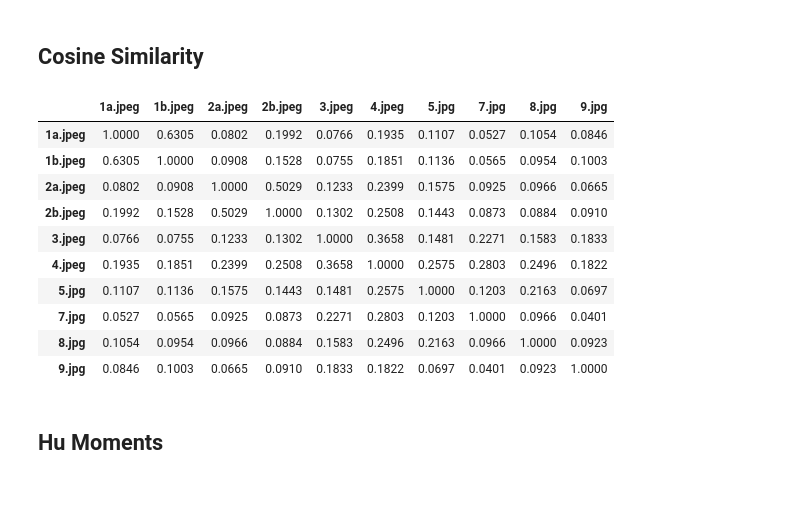
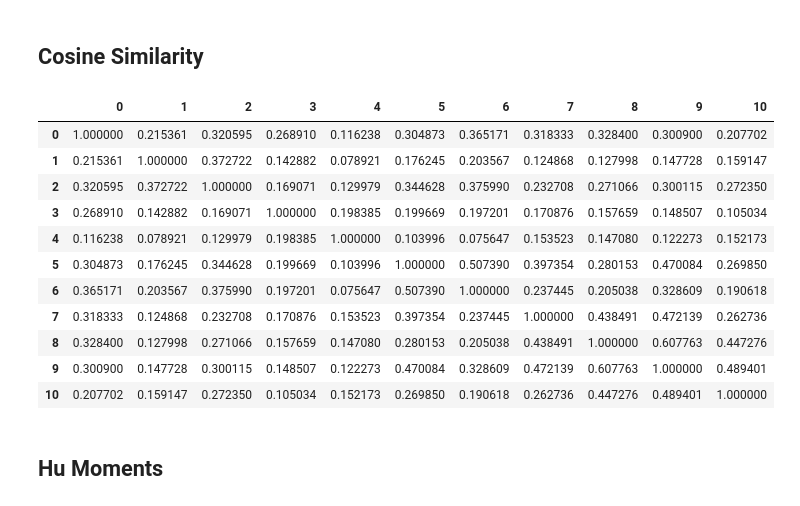
Before and after one commit to FaizanAli-io/Kaggle-Notebooks, a Jupyter notebook: skeleton-matching.ipynb, the cells around one changed output. Cells and saved outputs as stored; diff of their text form; code cells hidden in the pictures.

Commit message:
Kaggle Notebook | Skeleton Matching | Version 5

```diff
--- a/skeleton-matching.ipynb
+++ b/skeleton-matching.ipynb
@@ -236,20 +131,28 @@ def numpy_array_to_django_image(np_array, file_name="image.jpg"):
 filepaths, images = [], []
 BASE_PATH = '/kaggle/input/key-images/'
 
-for filename in os.listdir(BASE_PATH):
-    if filename[0].isdigit():
-        path = os.path.join(BASE_PATH, filename)
-        filepaths.append(path)
+# for filename in os.listdir(BASE_PATH):
+#     if filename[0].isdigit():
+#         path = os.path.join(BASE_PATH, filename)
+#         filepaths.append(path)
 
-filepaths.sort()
-filepaths = filepaths[9:]
+# filepaths.sort()
+# filepaths = filepaths[9:]
+
+# [Case]: Real images filepaths
+filepaths = [
+    f"{BASE_PATH}dark-contrast/1717401672.png",        # Key-2
+    f"{BASE_PATH}dark-contrast/1717401055.png",        # Key-1
+    f"{BASE_PATH}non-white-background/1717759168.png", # Key-1
+    f"{BASE_PATH}dark-contrast/1717666406.png",        # Key-5
+    f"{BASE_PATH}dark-contrast/1717681430.png",        # Key-5
+    f"{BASE_PATH}dark-contrast/1717666433.png",        # Key-3
+    f"{BASE_PATH}dark-contrast/1717666074.png",        # Key-3
+    f"{BASE_PATH}dark-contrast/1717681361.png",        # Key-3
+    f"{BASE_PATH}dark-contrast/1717666108.png",        # Key-4
+    f"{BASE_PATH}dark-contrast/1717681457.png",        # Key-4
+    f"{BASE_PATH}dark-contrast/1717681630.png",        # Key-4
+]
 
 for filepath in filepaths:
     images.append(cv2.imread(filepath))
-# %%
-skeletons = []
-
-for image in images:
-    skeleton = image_processing_pipeline(image)
-    plt_img(skeleton, cmap="gray")
-    skeletons.append(skeleton)
@@ -267,38 +159,46 @@ for image in images:
+# %%
+processed = []
+processor = ImageProcessor()
+
+for image in tqdm(images, desc='Processing images', unit='image'):
+    processed_image = processor.process(image)
+    processed.append(processed_image)
 # %% [markdown]
 ## Cosine Similarity
 # %%
 def plot_cosine_similarity_score(images_data, index_array):
     num_images = len(images_data)
     confusion_matrix = np.zeros((num_images, num_images))
 
     for i in range(num_images):
         for j in range(num_images):
             flat_img1 = images_data[i].flatten().reshape(1, -1)
             flat_img2 = images_data[j].flatten().reshape(1, -1)
 
             cosine_sim = cosine_similarity(flat_img1, flat_img2)[0][0]
-            confusion_matrix[i, j] = round(cosine_sim, 4)
+            confusion_matrix[i, j] = cosine_sim
 
     df_confusion_matrix = pd.DataFrame(confusion_matrix,
                                        index=index_array,
                                        columns=index_array)
     return df_confusion_matrix
 
 indexes = [path.split('/')[-1] for path in filepaths]
 
-plot_cosine_similarity_score(skeletons, indexes)
+plot_cosine_similarity_score(processed, range(len(processed)))
 # %% [output]
-|  | 1a.jpeg | 1b.jpeg | 2a.jpeg | 2b.jpeg | 3.jpeg | 4.jpeg | 5.jpg | 7.jpg | 8.jpg | 9.jpg |
-| 1a.jpeg | 1.0000 | 0.6305 | 0.0802 | 0.1992 | 0.0766 | 0.1935 | 0.1107 | 0.0527 | 0.1054 | 0.0846 |
-| 1b.jpeg | 0.6305 | 1.0000 | 0.0908 | 0.1528 | 0.0755 | 0.1851 | 0.1136 | 0.0565 | 0.0954 | 0.1003 |
-| 2a.jpeg | 0.0802 | 0.0908 | 1.0000 | 0.5029 | 0.1233 | 0.2399 | 0.1575 | 0.0925 | 0.0966 | 0.0665 |
-| 2b.jpeg | 0.1992 | 0.1528 | 0.5029 | 1.0000 | 0.1302 | 0.2508 | 0.1443 | 0.0873 | 0.0884 | 0.0910 |
-| 3.jpeg | 0.0766 | 0.0755 | 0.1233 | 0.1302 | 1.0000 | 0.3658 | 0.1481 | 0.2271 | 0.1583 | 0.1833 |
-| 4.jpeg | 0.1935 | 0.1851 | 0.2399 | 0.2508 | 0.3658 | 1.0000 | 0.2575 | 0.2803 | 0.2496 | 0.1822 |
-| 5.jpg | 0.1107 | 0.1136 | 0.1575 | 0.1443 | 0.1481 | 0.2575 | 1.0000 | 0.1203 | 0.2163 | 0.0697 |
-| 7.jpg | 0.0527 | 0.0565 | 0.0925 | 0.0873 | 0.2271 | 0.2803 | 0.1203 | 1.0000 | 0.0966 | 0.0401 |
-| 8.jpg | 0.1054 | 0.0954 | 0.0966 | 0.0884 | 0.1583 | 0.2496 | 0.2163 | 0.0966 | 1.0000 | 0.0923 |
-| 9.jpg | 0.0846 | 0.1003 | 0.0665 | 0.0910 | 0.1833 | 0.1822 | 0.0697 | 0.0401 | 0.0923 | 1.0000 |
+|  | 0 | 1 | 2 | 3 | 4 | 5 | 6 | 7 | 8 | 9 | 10 |
+| 0 | 1.000000 | 0.215361 | 0.320595 | 0.268910 | 0.116238 | 0.304873 | 0.365171 | 0.318333 | 0.328400 | 0.300900 | 0.207702 |
+| 1 | 0.215361 | 1.000000 | 0.372722 | 0.142882 | 0.078921 | 0.176245 | 0.203567 | 0.124868 | 0.127998 | 0.147728 | 0.159147 |
+| 2 | 0.320595 | 0.372722 | 1.000000 | 0.169071 | 0.129979 | 0.344628 | 0.375990 | 0.232708 | 0.271066 | 0.300115 | 0.272350 |
+| 3 | 0.268910 | 0.142882 | 0.169071 | 1.000000 | 0.198385 | 0.199669 | 0.197201 | 0.170876 | 0.157659 | 0.148507 | 0.105034 |
+| 4 | 0.116238 | 0.078921 | 0.129979 | 0.198385 | 1.000000 | 0.103996 | 0.075647 | 0.153523 | 0.147080 | 0.122273 | 0.152173 |
+| 5 | 0.304873 | 0.176245 | 0.344628 | 0.199669 | 0.103996 | 1.000000 | 0.507390 | 0.397354 | 0.280153 | 0.470084 | 0.269850 |
+| 6 | 0.365171 | 0.203567 | 0.375990 | 0.197201 | 0.075647 | 0.507390 | 1.000000 | 0.237445 | 0.205038 | 0.328609 | 0.190618 |
+| 7 | 0.318333 | 0.124868 | 0.232708 | 0.170876 | 0.153523 | 0.397354 | 0.237445 | 1.000000 | 0.438491 | 0.472139 | 0.262736 |
+| 8 | 0.328400 | 0.127998 | 0.271066 | 0.157659 | 0.147080 | 0.280153 | 0.205038 | 0.438491 | 1.000000 | 0.607763 | 0.447276 |
+| 9 | 0.300900 | 0.147728 | 0.300115 | 0.148507 | 0.122273 | 0.470084 | 0.328609 | 0.472139 | 0.607763 | 1.000000 | 0.489401 |
+| 10 | 0.207702 | 0.159147 | 0.272350 | 0.105034 | 0.152173 | 0.269850 | 0.190618 | 0.262736 | 0.447276 | 0.489401 | 1.000000 |
 # %% [markdown]
 ## Hu Moments
 # %%
```
Also changed, not shown: parts of 18 cells of this notebook.
